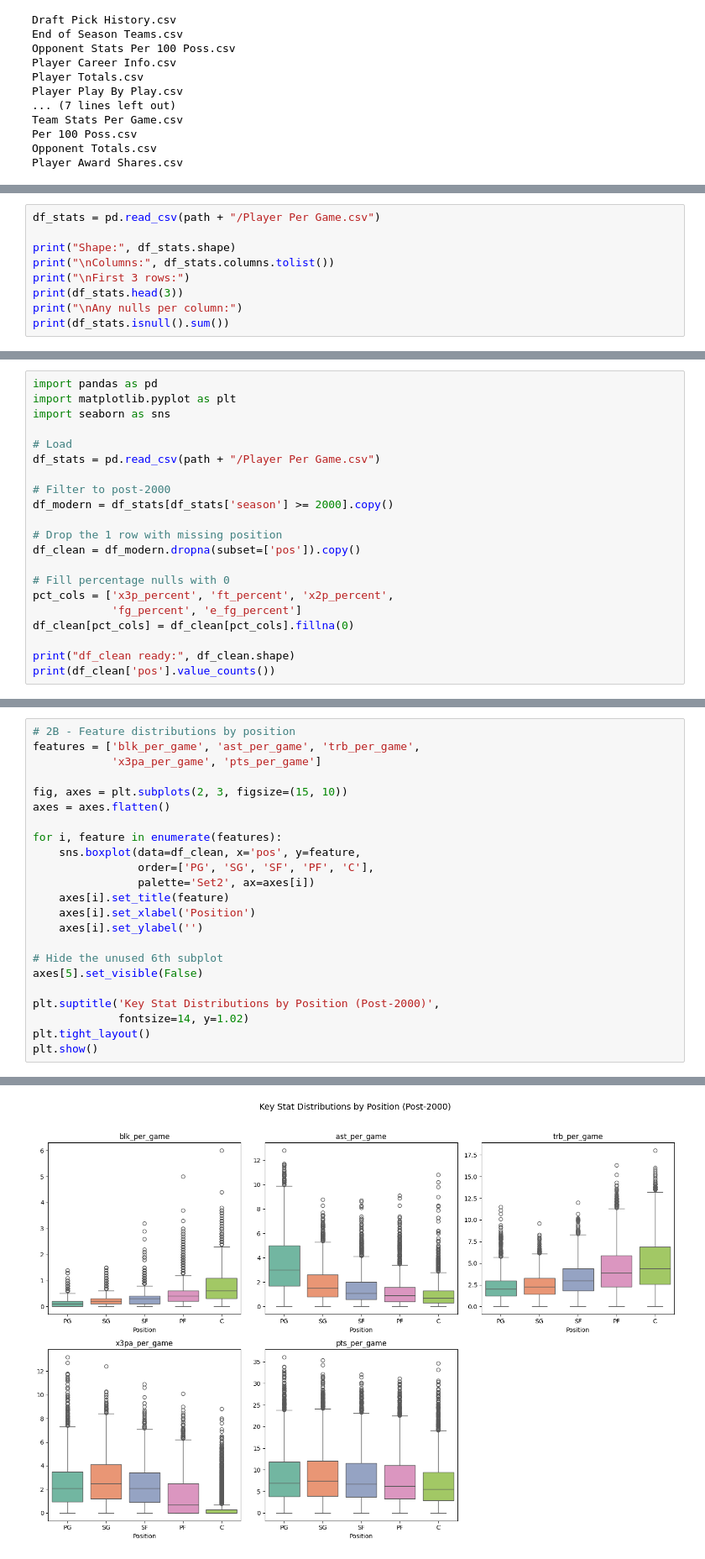
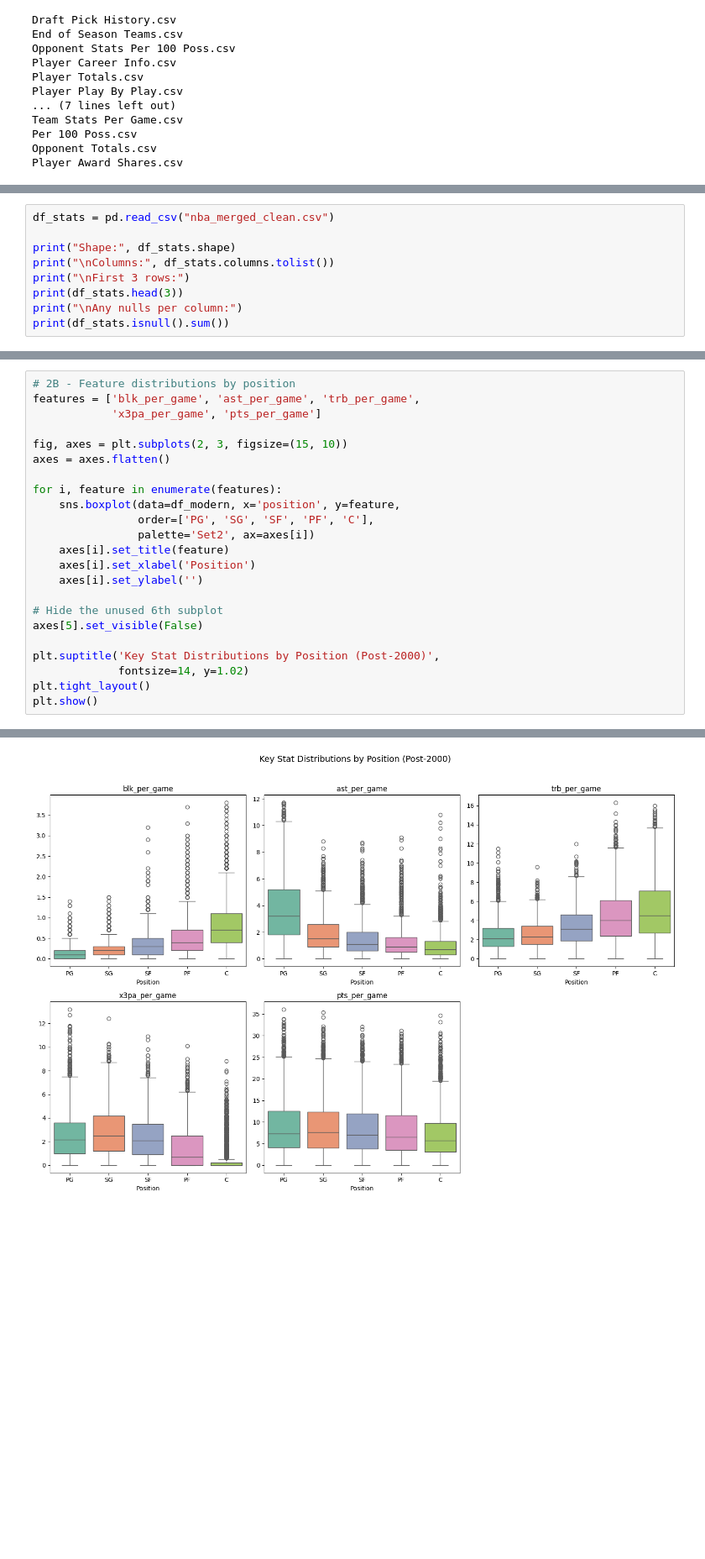
Before and after one commit to dyen66/nba-classification-project, a Jupyter notebook: classification.ipynb, the cells around one changed output, grey strips where cells are left out. Shown at 84% size. Saved outputs shown, nothing was run; the diff lists cells and outputs as text; blank space fills up the shorter version.

```diff
--- a/classification.ipynb
+++ b/classification.ipynb
@@ -68,7 +77,7 @@ Name: count, dtype: int64
 
 Any nulls in pos: 1
 # %%
-df_stats = pd.read_csv(path + "/Player Per Game.csv")
+df_stats = pd.read_csv("nba_merged_clean.csv")
 
 print("Shape:", df_stats.shape)
 print("\nColumns:", df_stats.columns.tolist())
@@ -123,22 +132 @@ pts_per_game        0
 dtype: int64
-# %%
-import pandas as pd
-import matplotlib.pyplot as plt
-import seaborn as sns
-
-# Load
-df_stats = pd.read_csv(path + "/Player Per Game.csv")
-
-# Filter to post-2000
-df_modern = df_stats[df_stats['season'] >= 2000].copy()
-
-# Drop the 1 row with missing position
-df_clean = df_modern.dropna(subset=['pos']).copy()
-
-# Fill percentage nulls with 0
-pct_cols = ['x3p_percent', 'ft_percent', 'x2p_percent',
-            'fg_percent', 'e_fg_percent']
-df_clean[pct_cols] = df_clean[pct_cols].fillna(0)
-
-print("df_clean ready:", df_clean.shape)
-print(df_clean['pos'].value_counts())
@@ -173,7 +152,7 @@ fig, axes = plt.subplots(2, 3, figsize=(15, 10))
 axes = axes.flatten()
 
 for i, feature in enumerate(features):
-    sns.boxplot(data=df_clean, x='pos', y=feature,
+    sns.boxplot(data=df_modern, x='position', y=feature,
                 order=['PG', 'SG', 'SF', 'PF', 'C'],
                 palette='Set2', ax=axes[i])
     axes[i].set_title(feature)
@@ -210,4 +189,4 @@ Passing `palette` without assigning `hue` is deprecated and will be removed in v
-[figure, old version]
+[figure, new version]
 # %%
 # 2C - Feature correlation matrix
 features = ['pts_per_game', 'ast_per_game', 'trb_per_game', 'blk_per_game',
```
Also changed, not shown: parts of 12 cells of this notebook.
